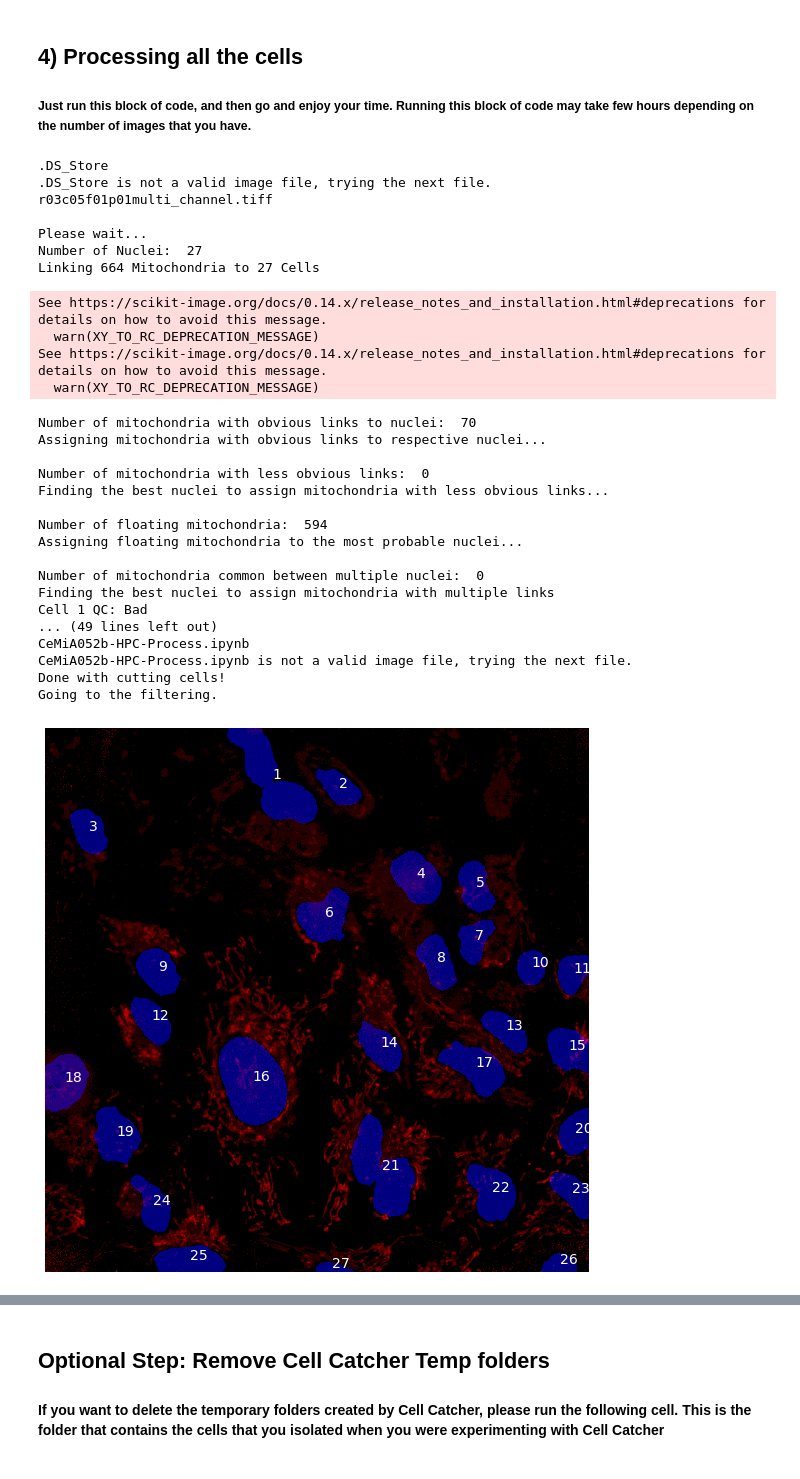
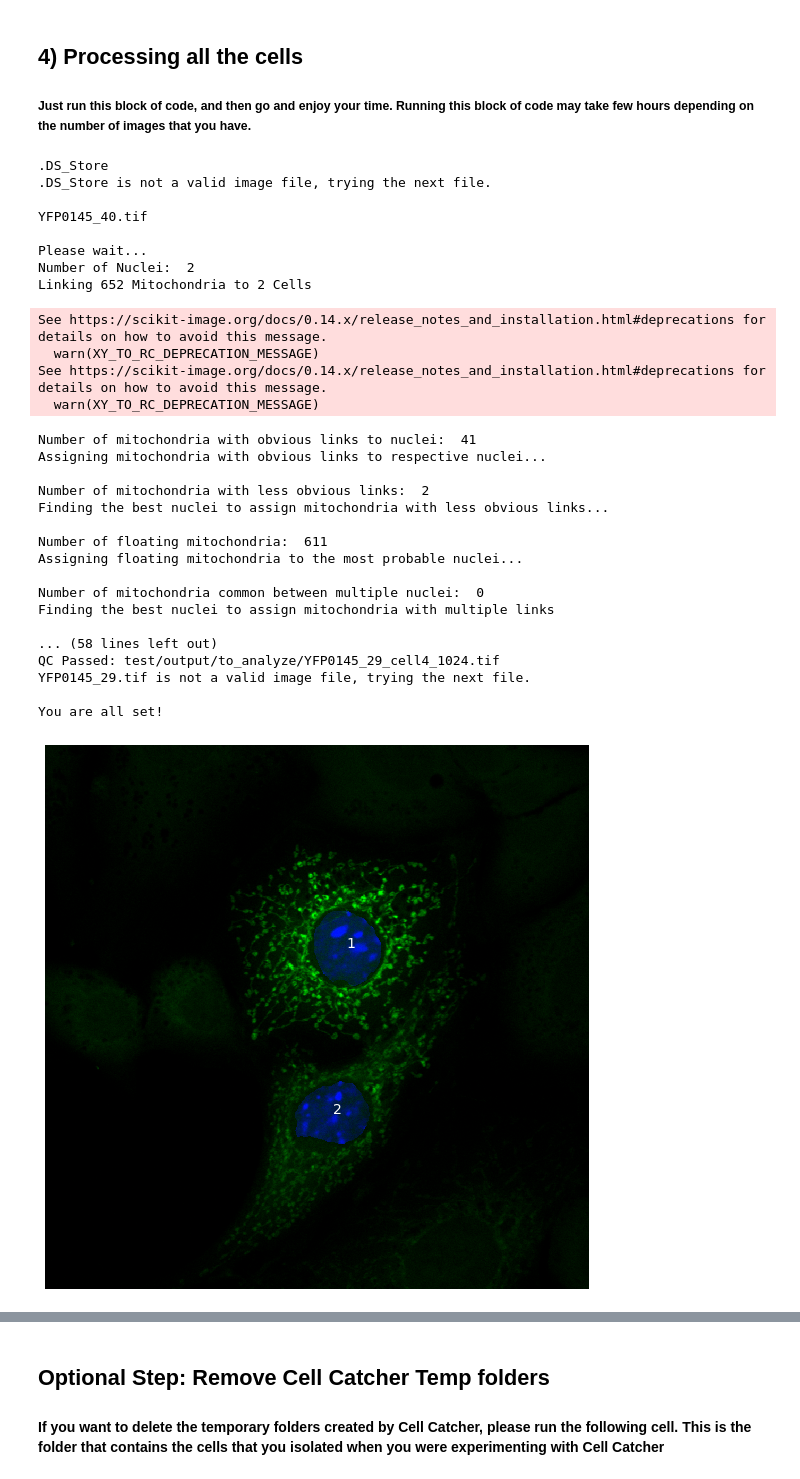
Before and after one commit to Mitogenie/Mito-Hacker, a Jupyter notebook: Cell_Catcher.ipynb, the cells around one changed output, grey strips where cells are left out. Drawn from its saved outputs; the diff is of its cells as text; code cells hidden in the pictures.

```diff
--- a/Cell_Catcher.ipynb
+++ b/Cell_Catcher.ipynb
@@ -231,45 +242,47 @@ cell_list = os.listdir(address)
 for file in file_list:
 
     fullpath_input = os.path.join(address, file)
     abspath = os.path.join(address, 'output')
     namestring = file[:file.rfind('.')] + '.tif'
     print(file)
 
     try:
         cemia.auto_segmentation(fullpath_input, abspath, namestring,params['mito_threshold'][-1],True,params['neighorhood'][-1], params['correct_cells'][-1], params['Intensity_threshold'][-1], params['Size_threshold'][-1], params['empty_cell_thresh'][-1], hide=True, nuc_correct=False, diffused=params['diffused_bg'][-1])
+        cemia.single_cell_QC(abspath, hide=True)
     except:
-        print('{} is not a valid image file, trying the next file.'.format(file))
+        print('{} is not a valid image file, trying the next file.\n'.format(file))
         pass
 
 
-print('Done with cutting cells!\nGoing to the filtering.\n')
+print('You are all set!\n')
 # %% [output]
 .DS_Store
 .DS_Store is not a valid image file, trying the next file.
-r03c05f01p01multi_channel.tiff
+
+YFP0145_40.tif
 
 Please wait...
-Number of Nuclei:  27
-Linking 664 Mitochondria to 27 Cells
+Number of Nuclei:  2
+Linking 652 Mitochondria to 2 Cells
 See https://scikit-image.org/docs/0.14.x/release_notes_and_installation.html#deprecations for details on how to avoid this message.
   warn(XY_TO_RC_DEPRECATION_MESSAGE)
 See https://scikit-image.org/docs/0.14.x/release_notes_and_installation.html#deprecations for details on how to avoid this message.
   warn(XY_TO_RC_DEPRECATION_MESSAGE)
-Number of mitochondria with obvious links to nuclei:  70
+Number of mitochondria with obvious links to nuclei:  41
 Assigning mitochondria with obvious links to respective nuclei...
 
-Number of mitochondria with less obvious links:  0
+Number of mitochondria with less obvious links:  2
 Finding the best nuclei to assign mitochondria with less obvious links...
 
-Number of floating mitochondria:  594
+Number of floating mitochondria:  611
 Assigning floating mitochondria to the most probable nuclei...
 
 Number of mitochondria common between multiple nuclei:  0
 Finding the best nuclei to assign mitochondria with multiple links
-Cell 1 QC: Bad
-... (49 lines left out)
-CeMiA052b-HPC-Process.ipynb
-CeMiA052b-HPC-Process.ipynb is not a valid image file, trying the next file.
-Done with cutting cells!
-Going to the filtering.
+
+... (58 lines left out)
+QC Passed: test/output/to_analyze/YFP0145_29_cell4_1024.tif
+YFP0145_29.tif is not a valid image file, trying the next file.
+
+You are all set!
-[figure, old version]
+[figure, new version]
```
Also changed, not shown: parts of 9 cells of this notebook, 1 other file.
